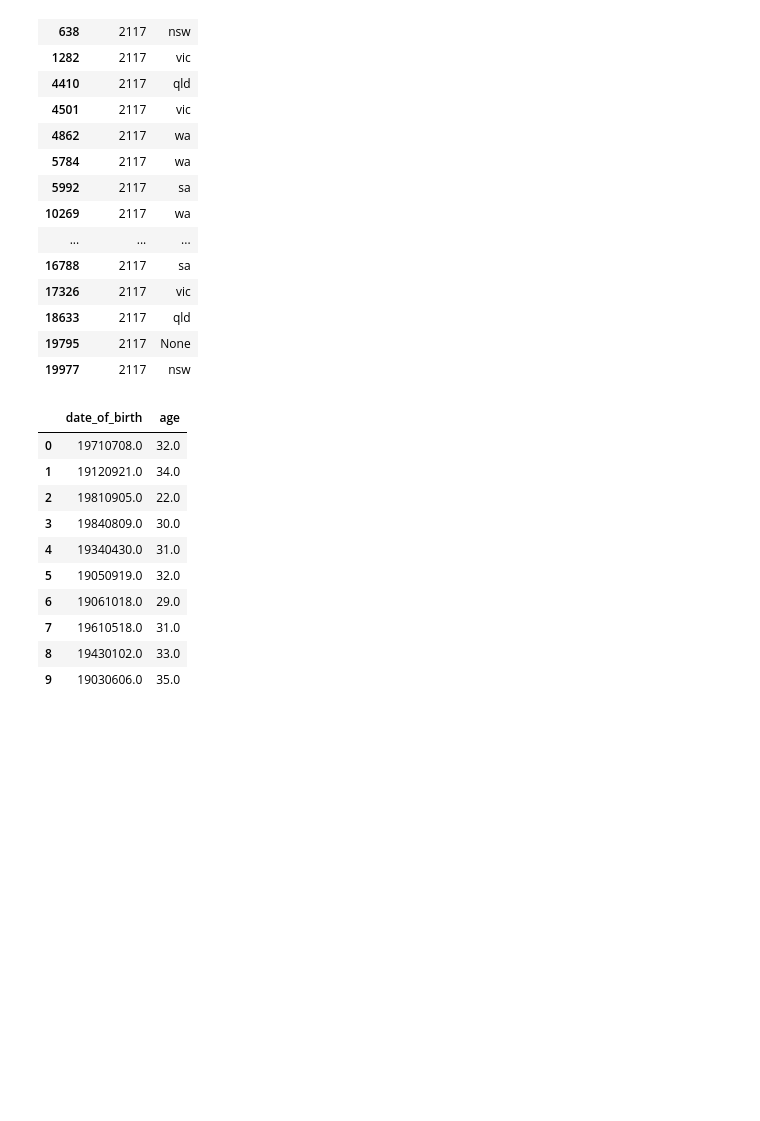
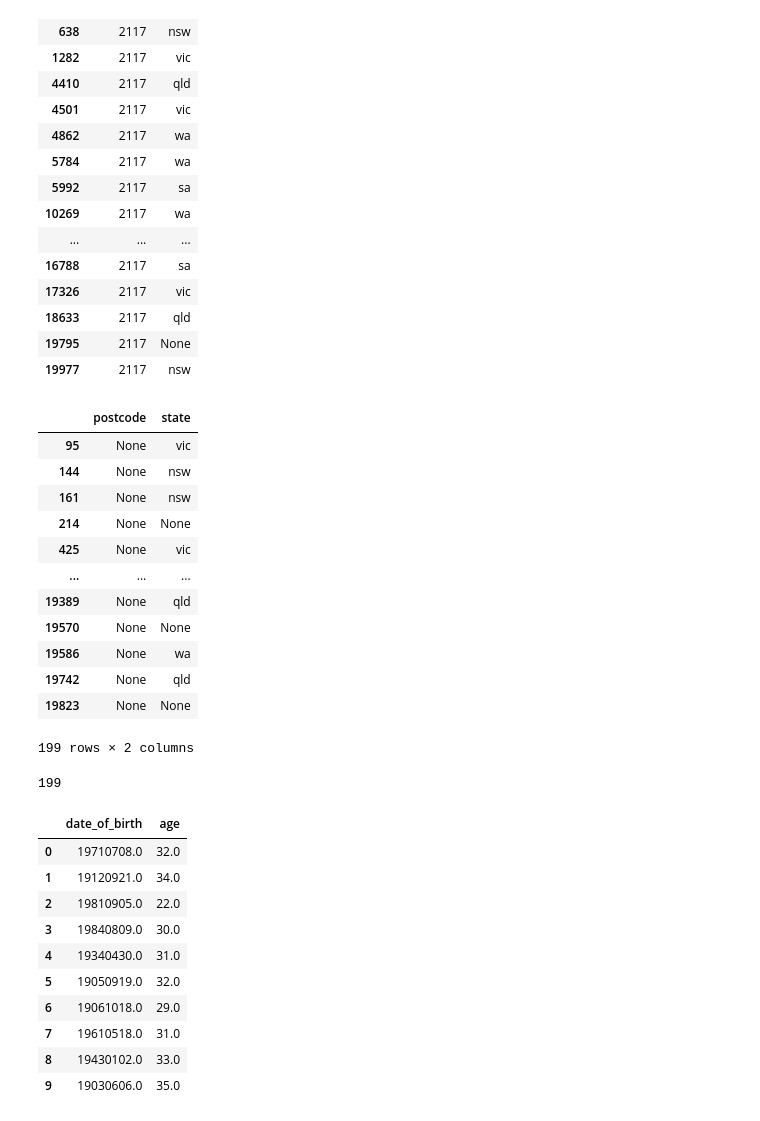
Before and after one commit to Y-EK/Data_Analytics_Python_Covid-19, a Jupyter notebook: Qualite_donnees_NB.ipynb, the cells around one changed output. Drawn from its saved outputs; the diff is of its cells as text; code cells hidden in the pictures; blank space fills up the shorter version.

```diff
--- a/Qualite_donnees_NB.ipynb
+++ b/Qualite_donnees_NB.ipynb
@@ -139,6 +110,29 @@ df_patient[['postcode', 'state']][df_patient['postcode'] == '2117']
 | 18633 | 2117 | qld |
 | 19795 | 2117 | None |
 | 19977 | 2117 | nsw |
+# %%
+# Pour garantir une information fiable au niveau de la colonne state, on se basera donc sur le postcode.
+# Au niveau de cette colonne, nous avons également certaines valeurs manquantes
+df_patient.loc[:,['postcode', 'state']][df_patient['postcode'].isnull()]
+# %% [output]
+|  | postcode | state |
+| 95 | None | vic |
+| 144 | None | nsw |
+| 161 | None | nsw |
+| 214 | None | None |
+| 425 | None | vic |
+| ... | ... | ... |
+| 19389 | None | qld |
+| 19570 | None | None |
+| 19586 | None | wa |
+| 19742 | None | qld |
+| 19823 | None | None |
+199 rows × 2 columns
+# %%
+# Nous avons 199 valeurs manquantes au niveau du champ postcode
+len(df_patient[df_patient['postcode'].isnull()])
+# %% [output]
+199
 # %%
 # L'age présente également une anomalie, car les valeurs de ce champ sont entrées comme constantes.
 # On peut facilement voir que ces valeurs ne sont pas correctes, tenant compte de la date de naissance.
```
Also changed, not shown: parts of 10 cells of this notebook.
